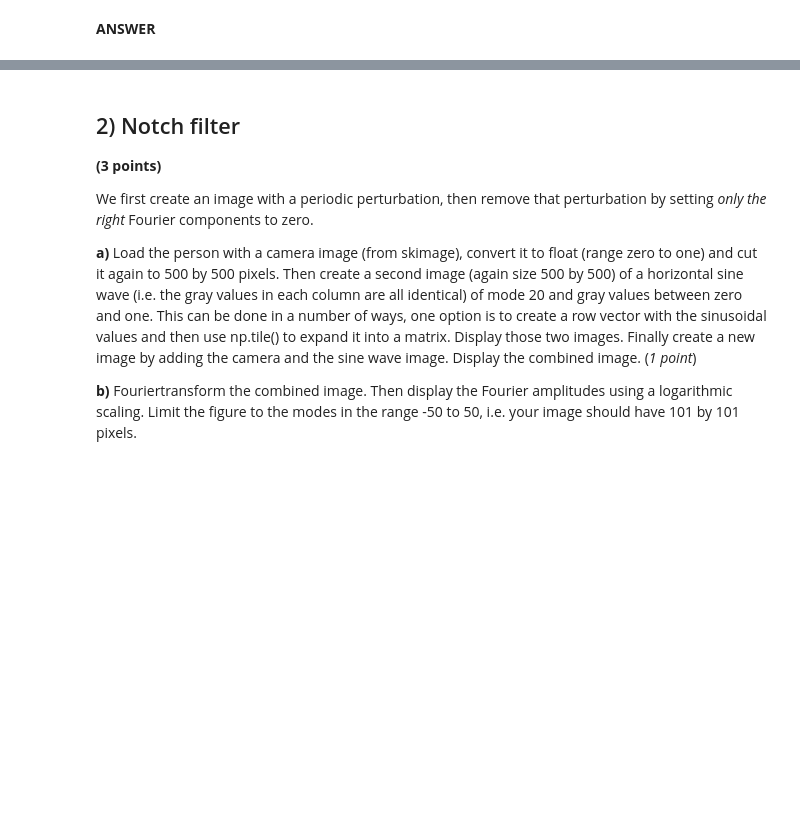
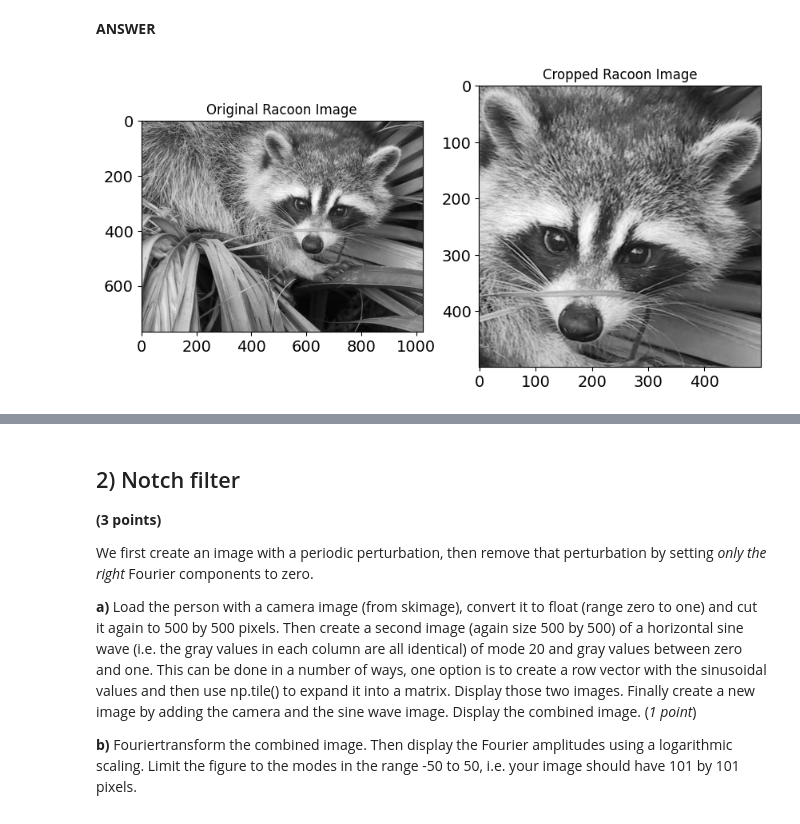
Before and after one commit to Matty-7/CS302-ComputerVision, a Jupyter notebook: CV_HW2/Homework _2.ipynb, the cells around one changed output, grey strips where cells are left out. Cells and saved outputs as stored; diff of their text form; code cells hidden in the pictures; blank space fills up the shorter version.

```diff
--- a/CV_HW2/Homework _2.ipynb
+++ b/CV_HW2/Homework _2.ipynb
@@ -21,3 +21,27 @@ plt.rcParams['ytick.labelsize'] = 14
 **c)** In Fourierspace, create two new images: one using the racoon amplitude and the camera phase and one using the camera amplitude and the racoon phase. Transform both images back into real space and display their absolute value. (*1 point*)
 # %% [markdown]
 **ANSWER**
+# %%
+# (a) racoon image
+
+from scipy import misc
+
+face_image = misc.face(gray=True)
+
+face_square = face_image[30:530, 440:940]
+
+fig, axes = plt.subplots(1, 2, figsize=(10, 5))
+
+ax = axes.ravel()
+
+ax[0].imshow(face_image, cmap='gray')
+ax[0].set_title('Original Racoon Image')
+ax[0].axis('on')
+
+ax[1].imshow(face_square, cmap='gray')
+ax[1].set_title('Cropped Racoon Image')
+ax[1].axis('on')
+
+plt.show()
+# %% [output]
+[figure, added]
```
Also changed, not shown: parts of 3 cells of this notebook, 2 other files.
